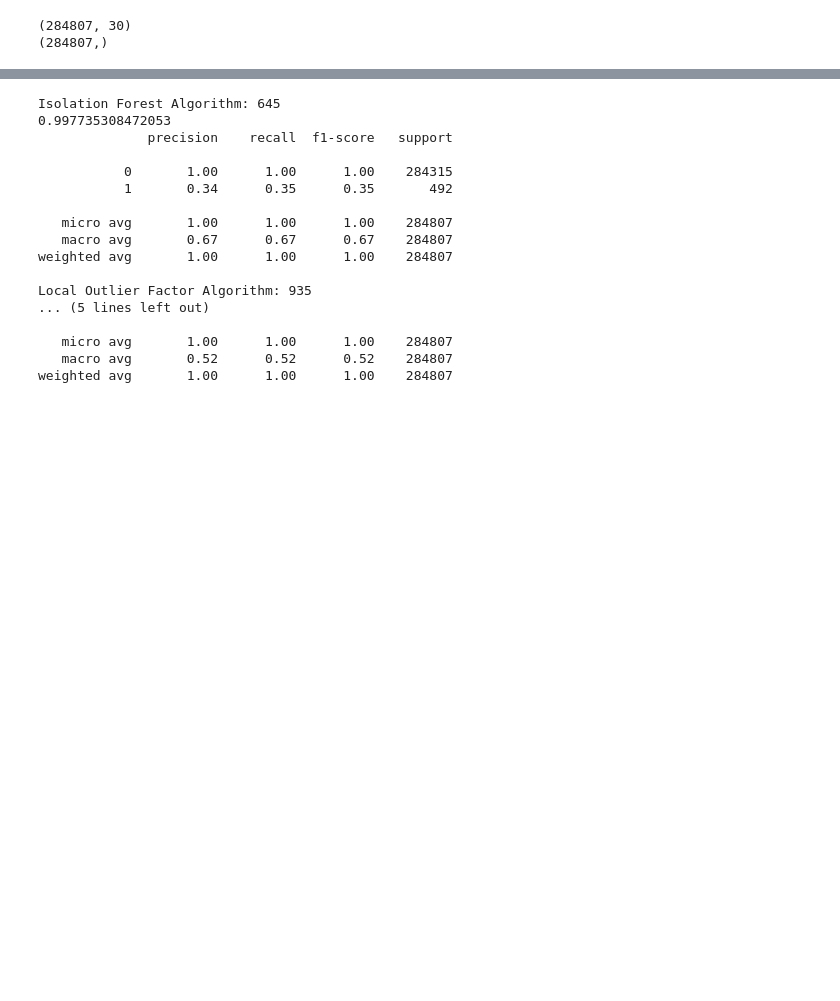
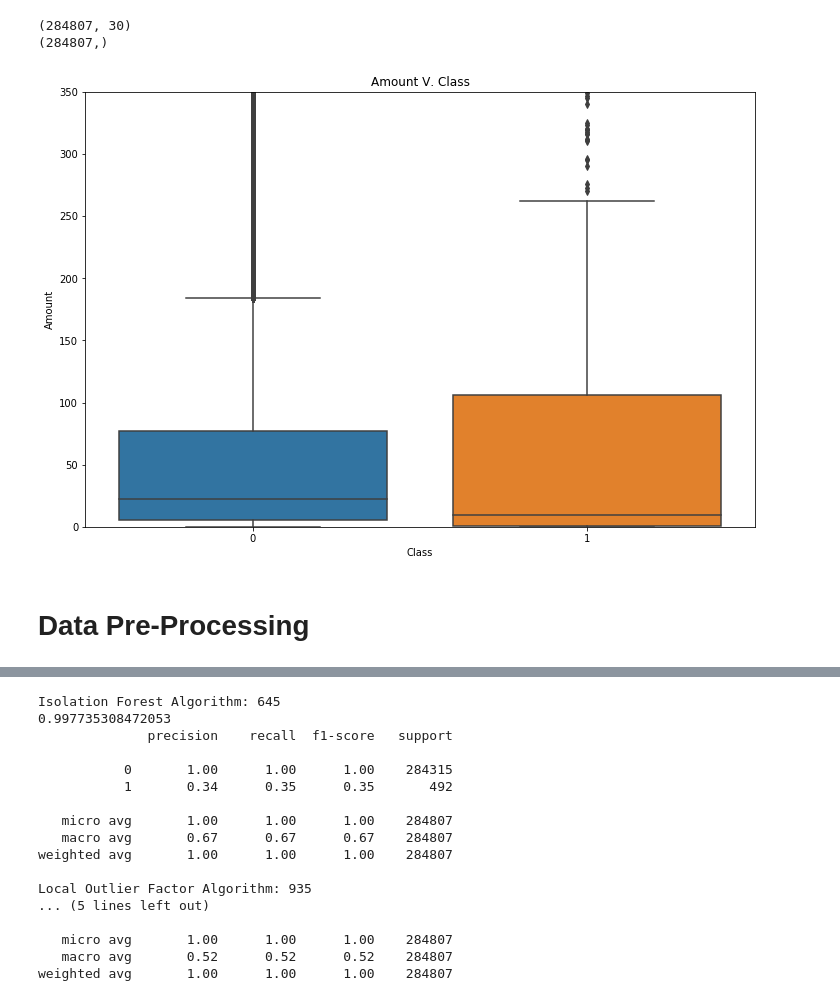
Before and after one commit to rickyjames1750/Credit-Card-Fraud-Detection, a Jupyter notebook: credit-card-fraud-detection.ipynb, the cells around one changed output, grey strips where cells are left out. Saved outputs shown, nothing was run; the diff lists cells and outputs as text; code cells hidden in the pictures; blank space fills up the shorter version.

```diff
--- a/credit-card-fraud-detection.ipynb
+++ b/credit-card-fraud-detection.ipynb
@@ -163,3 +162,13 @@ print(Y.shape)
 # %% [output]
 (284807, 30)
 (284807,)
+# %%
+plt.figure(figsize= (12, 8))
+ax = sns.boxplot(x = 'Class', y = 'Amount', data = data)
+ax.set_ylim([0, 350])
+plt.title('Amount V. Class')
+plt.show()
+# %% [output]
+[figure, added]
+# %% [markdown]
+# Data Pre-Processing
```
Also changed, not shown: parts of 9 cells of this notebook.
